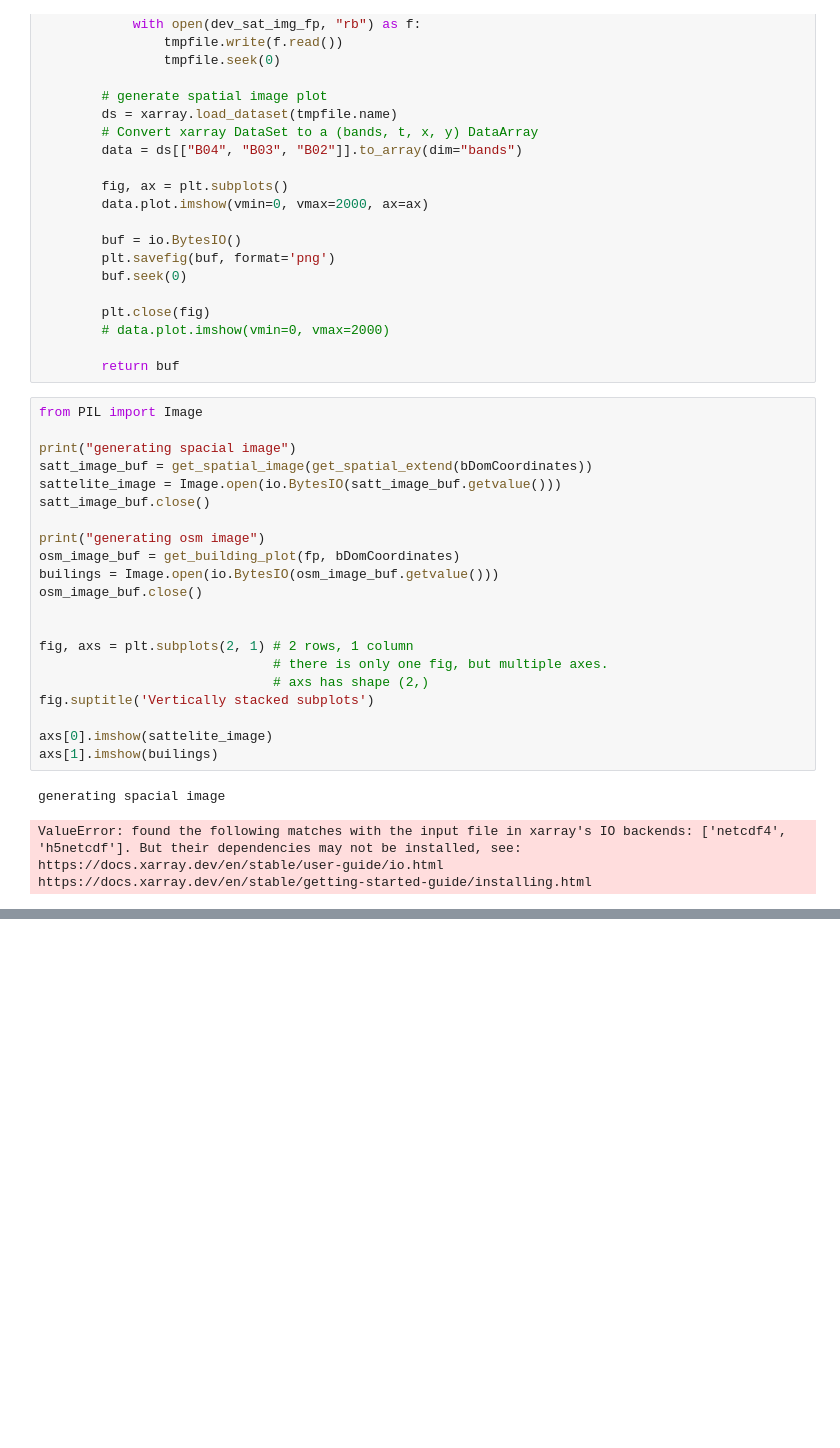
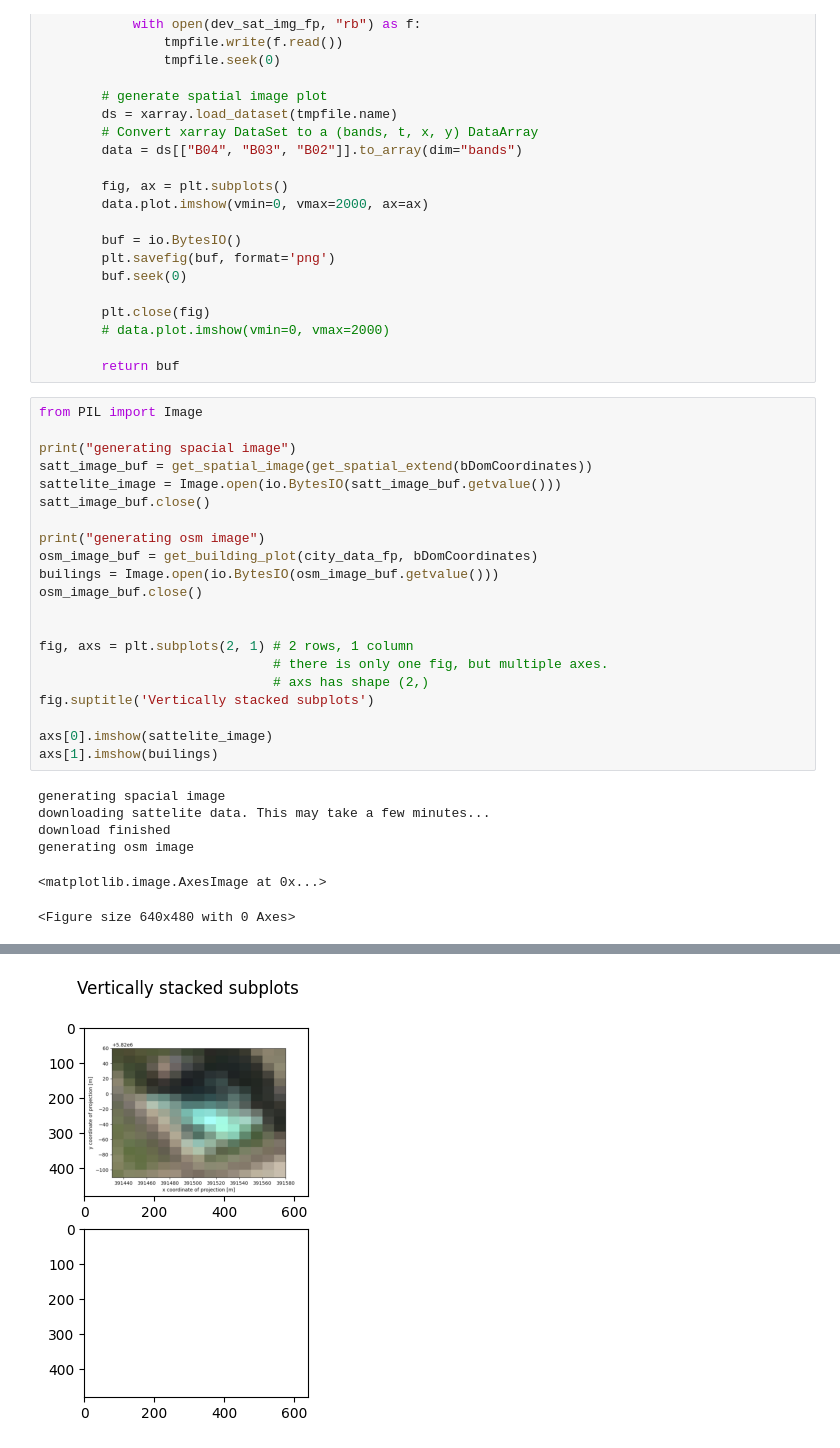
Before and after one commit to philippweinmann/amls, a Jupyter notebook: main.ipynb, the cells around one changed output, grey strips where cells are left out. Saved outputs shown, nothing was run; the diff lists cells and outputs as text; blank space fills up the shorter version.

Commit message:
fixed small xarray bug

```diff
--- a/main.ipynb
+++ b/main.ipynb
@@ -171,7 +167,7 @@ sattelite_image = Image.open(io.BytesIO(satt_image_buf.getvalue()))
 satt_image_buf.close()
 
 print("generating osm image")
-osm_image_buf = get_building_plot(fp, bDomCoordinates)
+osm_image_buf = get_building_plot(city_data_fp, bDomCoordinates)
 builings = Image.open(io.BytesIO(osm_image_buf.getvalue()))
 osm_image_buf.close()
 
@@ -185,6 +181,8 @@ axs[0].imshow(sattelite_image)
 axs[1].imshow(builings)
 # %% [output]
 generating spacial image
+downloading sattelite data. This may take a few minutes...
+download finished
+generating osm image
-ValueError: found the following matches with the input file in xarray's IO backends: ['netcdf4', 'h5netcdf']. But their dependencies may not be installed, see:
-https://docs.xarray.dev/en/stable/user-guide/io.html
-https://docs.xarray.dev/en/stable/getting-started-guide/installing.html
+<matplotlib.image.AxesImage at 0x...>
+<Figure size 640x480 with 0 Axes>
@@ -190,0 +190 @@ https://docs.xarray.dev/en/stable/getting-started-guide/installing.html
+[figure, added]
```
Also changed, not shown: parts of 4 cells of this notebook, 1 other file.
